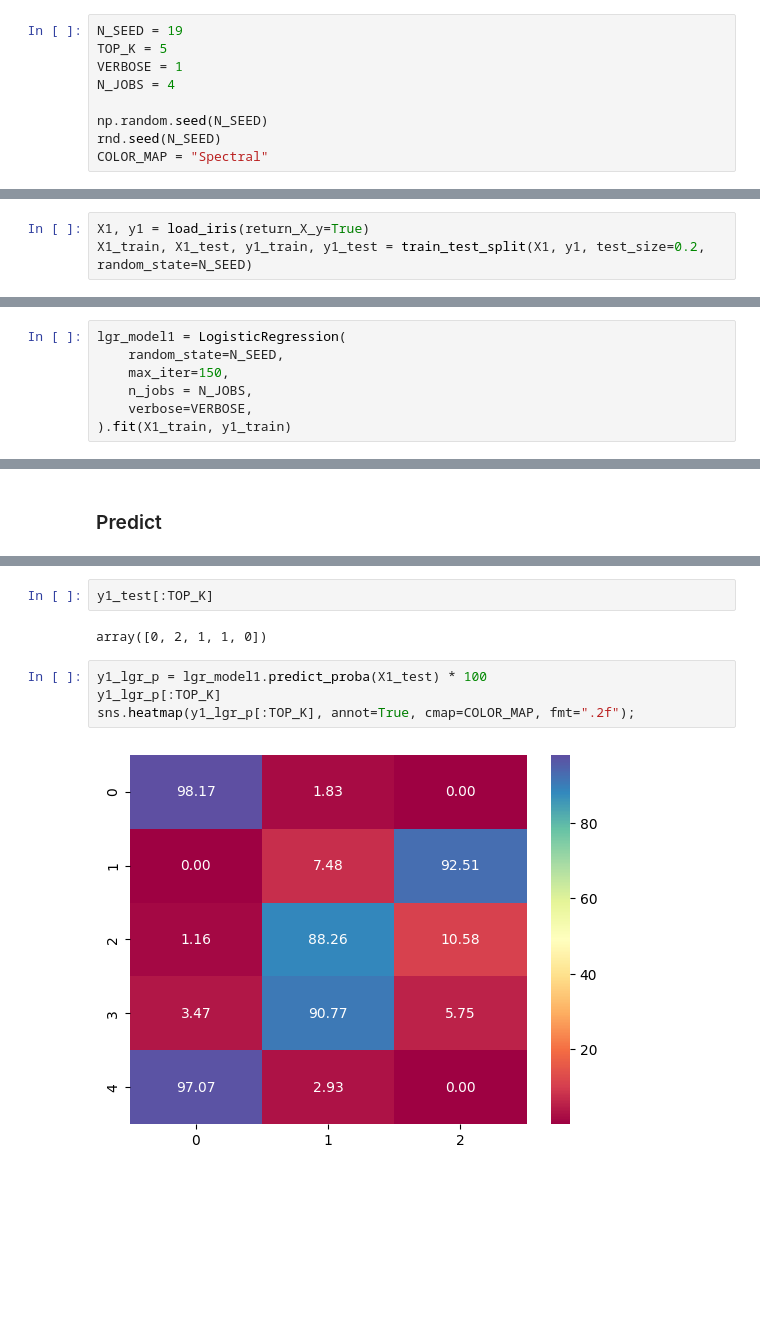
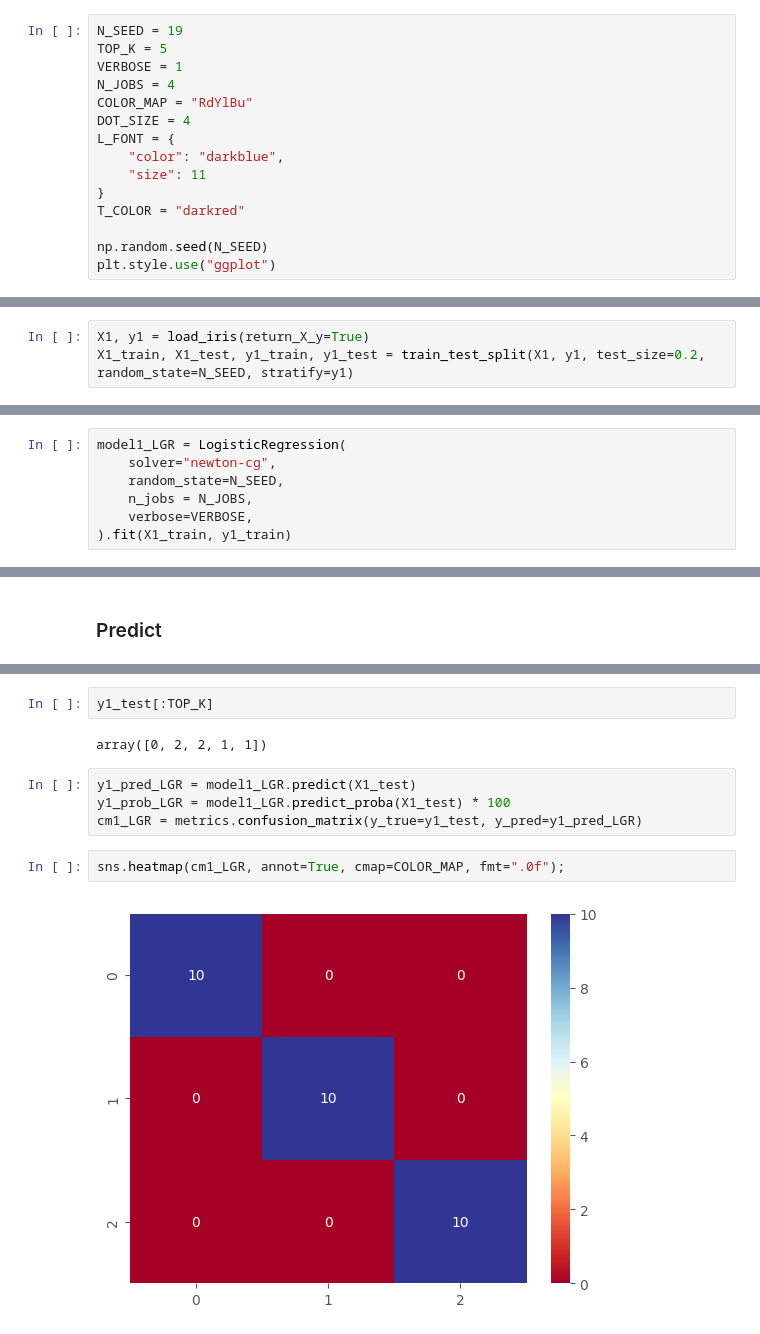
Before and after one commit to thaiduongngo/sunrise-notebooks, a Jupyter notebook: notebooks/ml_logistic_regression.ipynb, the cells around one changed output, grey strips where cells are left out. Drawn from its saved outputs; the diff is of its cells as text; blank space fills up the shorter version.

```diff
--- a/notebooks/ml_logistic_regression.ipynb
+++ b/notebooks/ml_logistic_regression.ipynb
@@ -16,8 +16,14 @@ N_SEED = 19
 TOP_K = 5
 VERBOSE = 1
 N_JOBS = 4
+COLOR_MAP = "RdYlBu"
+DOT_SIZE = 4
+L_FONT = {
+    "color": "darkblue",
+    "size": 11
+}
+T_COLOR = "darkred"
 
 np.random.seed(N_SEED)
-rnd.seed(N_SEED)
-COLOR_MAP = "Spectral"
+plt.style.use("ggplot")
 # %%
@@ -134,4 +253,4 @@ sns.heatmap(y_lgr_p, annot=True, cmap=COLOR_MAP, fmt=".2f");
 ## Iris dataset (classification problem)
 # %%
 X1, y1 = load_iris(return_X_y=True)
-X1_train, X1_test, y1_train, y1_test = train_test_split(X1, y1, test_size=0.2, random_state=N_SEED)
+X1_train, X1_test, y1_train, y1_test = train_test_split(X1, y1, test_size=0.2, random_state=N_SEED, stratify=y1)
@@ -155,9 +283,9 @@ plot_class_dist(y1)
 # %% [markdown]
 ### Create a model and fit data into the model
 # %%
-lgr_model1 = LogisticRegression(
+model1_LGR = LogisticRegression(
+    solver="newton-cg",
     random_state=N_SEED,
-    max_iter=150,
     n_jobs = N_JOBS,
     verbose=VERBOSE,
 ).fit(X1_train, y1_train)
@@ -191,10 +301,12 @@ array([0, 2, 1, 1, 0])
 # %%
 y1_test[:TOP_K]
 # %% [output]
-array([0, 2, 1, 1, 0])
+array([0, 2, 2, 1, 1])
+# %%
+y1_pred_LGR = model1_LGR.predict(X1_test)
+y1_prob_LGR = model1_LGR.predict_proba(X1_test) * 100
+cm1_LGR = metrics.confusion_matrix(y_true=y1_test, y_pred=y1_pred_LGR)
 # %%
-y1_lgr_p = lgr_model1.predict_proba(X1_test) * 100
-y1_lgr_p[:TOP_K]
-sns.heatmap(y1_lgr_p[:TOP_K], annot=True, cmap=COLOR_MAP, fmt=".2f");
+sns.heatmap(cm1_LGR, annot=True, cmap=COLOR_MAP, fmt=".0f");
 # %% [output]
-[figure, old version]
+[figure, new version]
```
Also changed, not shown: parts of 25 cells of this notebook, 5 other files.
